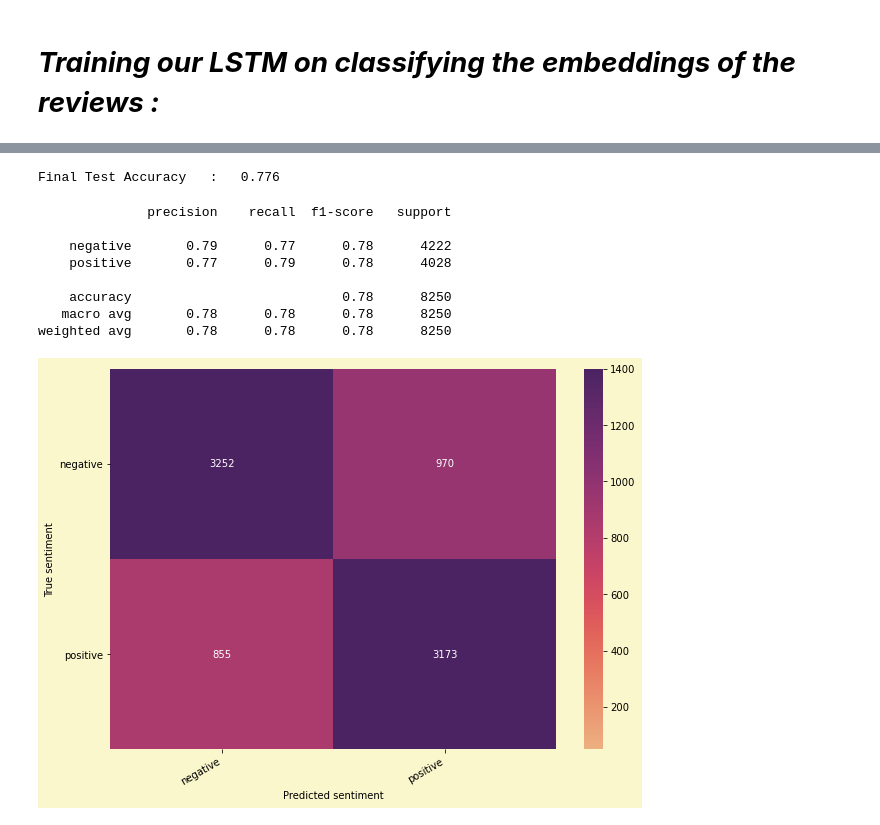
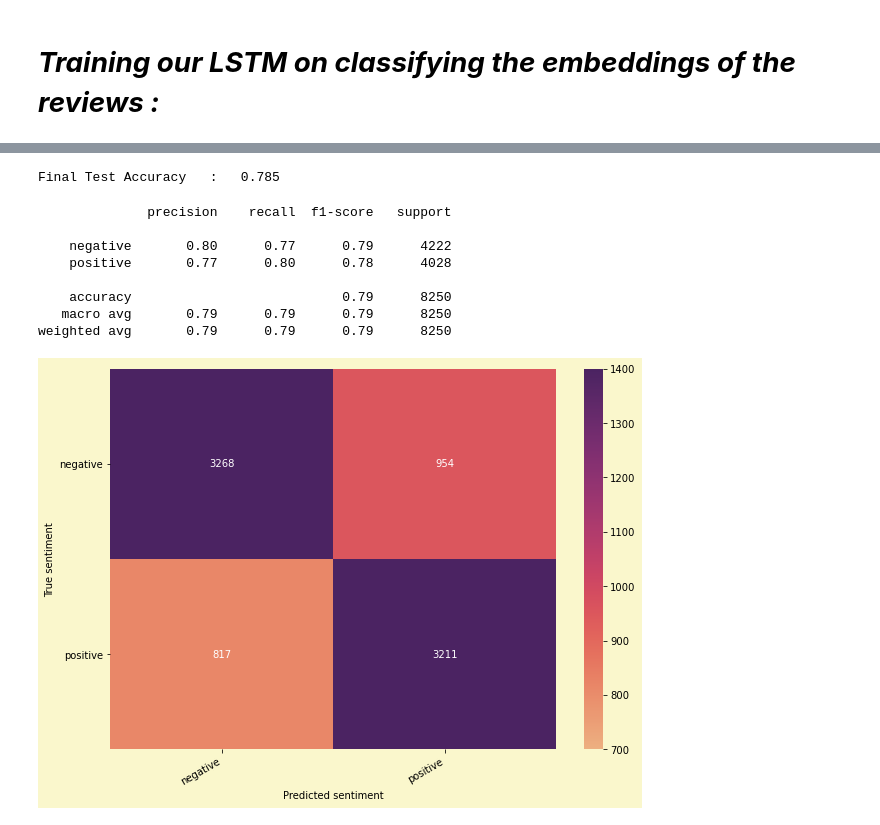
Before and after one commit to MohamedAmineDHIAB/NLP_models_benchmarks_on_IMDB_dataset, a Jupyter notebook: DOC2VEC/train_test_with_lstm.ipynb, the cells around one changed output, grey strips where cells are left out. Saved outputs shown, nothing was run; the diff lists cells and outputs as text; code cells hidden in the pictures.

```diff
--- a/DOC2VEC/train_test_with_lstm.ipynb
+++ b/DOC2VEC/train_test_with_lstm.ipynb
@@ -57,17 +57,17 @@ class lstm(torch.nn.Module):
             self.hidden_size  = hidden_size
             self.num_layers=num_layers
             self.dropout=dropout
-            self.lstm=torch.nn.LSTM(input_size=input_size, hidden_size=hidden_size, num_layers=num_layers,batch_first=True, dropout=dropout, bidirectional=False)
+            self.lstm=torch.nn.LSTM(input_size=input_size, hidden_size=hidden_size, num_layers=num_layers,batch_first=True, dropout=dropout, bidirectional=True)
 
-            self.drop=torch.nn.Dropout(p=0.1)
-            self.fc = torch.nn.Linear(self.hidden_size, 2)
+            self.drop=torch.nn.Dropout(p=0.3)
+            self.fc = torch.nn.Linear(2*self.hidden_size, 2)
             self.sigmoid = torch.nn.Sigmoid()
 
         def _init_hidden(self, current_batch_size):
             """Sets initial hidden and cell states (for LSTM)."""
 
-            h0 = torch.randn(self.num_layers , current_batch_size, self.hidden_size).cuda()
-            c0 = torch.randn(self.num_layers , current_batch_size, self.hidden_size).cuda()
+            h0 = torch.randn(2*self.num_layers , current_batch_size, self.hidden_size).cuda()
+            c0 = torch.randn(2*self.num_layers , current_batch_size, self.hidden_size).cuda()
             return h0, c0
         def forward(self, x):
             # Forward propagate LSTM
@@ -86,9 +86,9 @@ X_train_std,Y_train=torch.FloatTensor(X_train_std[:,na,:]).cuda(),torch.FloatTen
 X_val_std,Y_val=torch.FloatTensor(X_val_std[:,na,:]).cuda(),torch.FloatTensor(Y_val).long().cuda()
 X_test_std,Y_test=torch.FloatTensor(X_test_std[:,na,:]).cuda(),torch.FloatTensor(Y_test).long().cuda()
 # %%
-model = lstm(300, 50,1,0)
+model = lstm(300, 100,1,0)
 criterion = torch.nn.CrossEntropyLoss().cuda()
-optimizer = torch.optim.SGD(model.parameters(), lr = 0.01)
+optimizer = torch.optim.Adam(model.parameters(), lr = 0.01)
 # %%
 model.cuda()
 # %% [output]
@@ -155,29 +149,29 @@ if type(Y_test)!=np.ndarray:
 test_acc=(targets_pred==Y_test).mean()
 print(f'Final Test Accuracy   :   {test_acc:.3f}')
 # %% [output]
-Final Test Accuracy   :   0.776
+Final Test Accuracy   :   0.785
 # %%
 from sklearn.metrics import confusion_matrix, classification_report
 print(classification_report(Y_test, targets_pred, target_names=['negative','positive']))
 # %% [output]
               precision    recall  f1-score   support
 
-    negative       0.79      0.77      0.78      4222
-    positive       0.77      0.79      0.78      4028
+    negative       0.80      0.77      0.79      4222
+    positive       0.77      0.80      0.78      4028
 
-    accuracy                           0.78      8250
-   macro avg       0.78      0.78      0.78      8250
-weighted avg       0.78      0.78      0.78      8250
+    accuracy                           0.79      8250
+   macro avg       0.79      0.79      0.79      8250
+weighted avg       0.79      0.79      0.79      8250
 # %%
 def show_confusion_matrix(confusion_matrix):
-  hmap = sns.heatmap(confusion_matrix, annot=True, fmt="d", cmap="flare",linecolor="red",vmin=50,vmax=1400)
+  hmap = sns.heatmap(confusion_matrix, annot=True, fmt="d", cmap="flare",linecolor="red",vmin=700,vmax=1400)
   hmap.yaxis.set_ticklabels(hmap.yaxis.get_ticklabels(), rotation=0, ha='right')
   hmap.xaxis.set_ticklabels(hmap.xaxis.get_ticklabels(), rotation=30, ha='right')
   plt.ylabel('True sentiment')
   plt.xlabel('Predicted sentiment');
 fig, axes = plt.subplots(nrows = 1, ncols =1, figsize = (10, 7),facecolor='#FAF7CC')
 cm = confusion_matrix(Y_test, targets_pred)
 df_cm = pd.DataFrame(cm, index=['negative','positive'], columns=['negative','positive'])
 show_confusion_matrix(df_cm)
 # %% [output]
-[figure, old version]
+[figure, new version]
```
Also changed, not shown: parts of 5 cells of this notebook.
